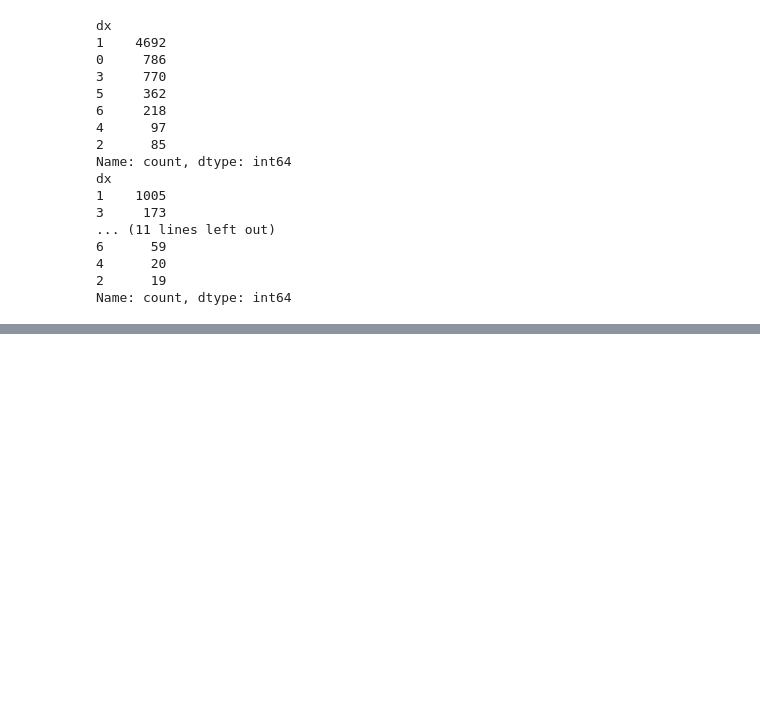
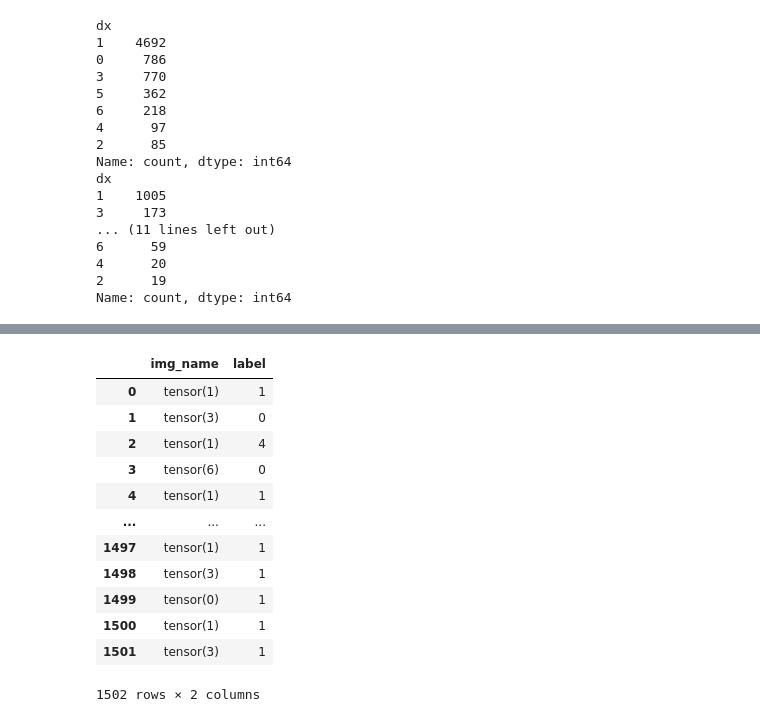
Before and after one commit to erickdcohen/ham10000_proj, a Jupyter notebook: src/ham10k.ipynb, the cells around one changed output, grey strips where cells are left out. Cells and saved outputs as stored; diff of their text form; code cells hidden in the pictures; blank space fills up the shorter version.

```diff
--- a/src/ham10k.ipynb
+++ b/src/ham10k.ipynb
@@ -341,0 +347,16 @@ show_predicted_images(images, predicted.cpu().numpy())
+# %%
+output_df
+# %% [output]
+|  | img_name | label |
+| 0 | tensor(1) | 1 |
+| 1 | tensor(3) | 0 |
+| 2 | tensor(1) | 4 |
+| 3 | tensor(6) | 0 |
+| 4 | tensor(1) | 1 |
+| ... | ... | ... |
+| 1497 | tensor(1) | 1 |
+| 1498 | tensor(3) | 1 |
+| 1499 | tensor(0) | 1 |
+| 1500 | tensor(1) | 1 |
+| 1501 | tensor(3) | 1 |
+1502 rows × 2 columns
```
Also changed, not shown: parts of 8 cells of this notebook, 1 other file.
